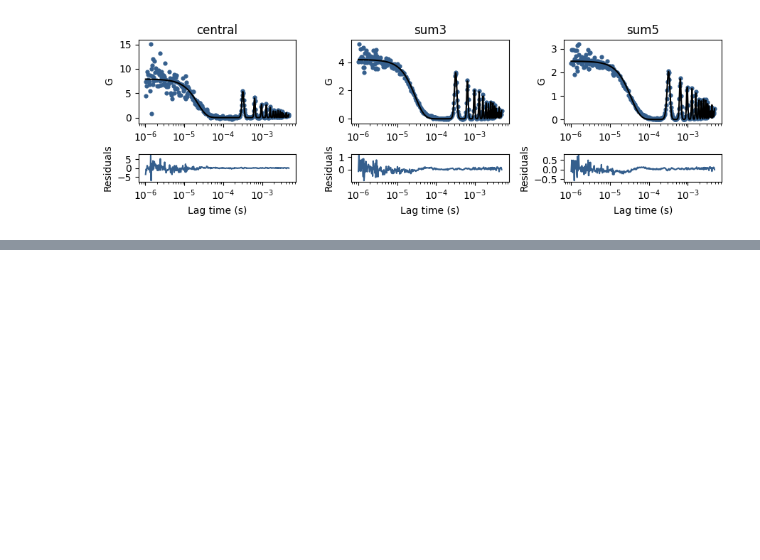
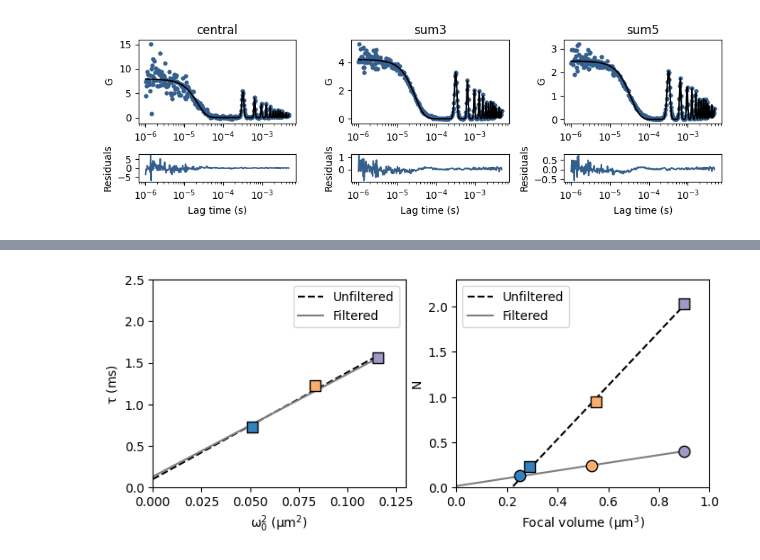
Before and after one commit to VicidominiLab/BrightEyes-FFS, a Jupyter notebook: example_notebooks/03_Example_FLFS.ipynb, the cells around one changed output, grey strips where cells are left out. Cells and saved outputs as stored; diff of their text form; code cells hidden in the pictures; blank space fills up the shorter version.

```diff
--- a/example_notebooks/03_Example_FLFS.ipynb
+++ b/example_notebooks/03_Example_FLFS.ipynb
@@ -182,11 +183,3 @@ Calculating correlation sum5
 Extracting photons
    Filter 1
    Filter 2
-# %%
-fig, ax = plot_corrs_av(G, good_chunks_only=False, return_fig=True, figsize=(8,3))
-titles = ['Unfiltered', 'Fluorescence', 'Background']
-for i in range(3):
-    ax[i].set_xlim([1e-7, 0.1])
-    ax[i].set_ylim([-1, 10])
-    ax[i].legend()
-    ax[i].set_title(titles[i])
@@ -338,0 +243,88 @@ Text(0, 0.5, 'N')
+# %%
+cmap = 'tab20c'
+f, axs = plt.subplots(1, 2, figsize=(8,3))
+
+# -------------------- Diffusion time --------------------
+
+# Unfiltered
+w2 = fitresults[0:3,2]**2
+tauD = 1e3*w2/4/fitresults[0:3,1] # ms
+linfit = np.polyfit(w2, tauD, 1)
+xfit = np.array([0, np.max(w2)])
+yfit = linfit[0] * xfit + linfit[1]
+
+D = 1e3 / 4 / linfit[0]
+
+print('Diffusion coefficient:')
+print(f"D = {D:.2f} um^2/s --> diameter: {1e9*stokes_einstein(1e-12 * D):.2f} nm (unfiltered)")
+
+axs[0].plot(xfit, yfit, '--', color='k', label='Unfiltered', zorder=1)
+for i in range(3):
+    color = color_from_map(i, 0, len(list_of_g_out), cmap)
+    axs[0].scatter(w2[i], tauD[i], marker='s', color=color, edgecolors='k', s=80, zorder=2)
+
+# Filtered
+w2F = fitresults[3:6,2]**2
+tauD_F = 1e3*w2F/4/fitresults[3:6,1] # ms
+linfit = np.polyfit(w2F, tauD_F, 1)
+xfit = np.array([0, np.max(w2F)])
+yfit = linfit[0] * xfit + linfit[1]
+
+D = 1e3 / 4 / linfit[0]
+
+print(f"D = {D:.2f} um^2/s --> diameter: {1e9*stokes_einstein(1e-12 * D):.2f} nm (filtered)")
+
+axs[0].plot(xfit, yfit, '-', color='C7', label='Filtered', zorder=1)
+for i in range(3):
+    color = color_from_map(i, 0, len(list_of_g_out), cmap)
+    axs[0].scatter(w2F[i], fitresults[i+3,1], color=color, s=80, edgecolors='k', zorder=2)
+
+axs[0].axis([0, 0.13, 0, 2.5])
+axs[0].set_xlabel(r'$\omega_0^2$ $(µm^2)$')
+axs[0].set_ylabel(r'$\tau$ (ms)')
+axs[0].legend()
+
+
+# -------------------- N --------------------
+
+# Unfiltered
+
+vol = np.pi**(3/2) * fitresults[0:3,2]**3 * SF
+N = fitresults[0:3,0] * vol
+
+for i in range(3):
+    color = color_from_map(i, 0, len(list_of_g_out), cmap)
+    axs[1].scatter(vol[i], N[i], marker='s', color=color, edgecolors='k', s=80, zorder=2)
+
+linfit = np.polyfit(vol, N, 1)
+xfit = np.array([0, np.max(vol)])
+yfit = linfit[0] * xfit + linfit[1]
+
+c = linfit[0]
+print()
+print('Concentration:')
+print(f"c = {c:.2f} /um^3 (unfiltered, not correct because not passing through origin)")
+
+axs[1].plot(xfit, yfit, '--', color='k', label='Unfiltered', zorder=1)
+
+# filtered
+volF = np.pi**(3/2) * fitresults[3:6,2]**3 * SF
+NF = fitresults[3:6,0] * volF
+for i in range(3):
+    color = color_from_map(i, 0, len(list_of_g_out), cmap)
+    axs[1].scatter(volF[i], NF[i], color=color, s=80, edgecolors='k', zorder=2)
+
+linfit = np.polyfit(volF, NF, 1)
+xfit = np.array([0, np.max(volF)])
+yfit = linfit[0] * xfit + linfit[1]
+
+c = linfit[0]
+print(f"c = {c:.2f} /um^3 (filtered)")
+
+axs[1].plot(xfit, yfit, '-', color='C7', label='Filtered', zorder=1)
+axs[1].legend()
+
+axs[1].axis([0, 1, 0, 2.3])
+axs[1].set_xlabel(r'$Focal$ $volume$ $(µm^3)$')
+axs[1].set_ylabel('N')
+# %% [output]
@@ -338,0 +339 @@ Text(0, 0.5, 'N')
+[figure, added]
```
Also changed, not shown: parts of 6 cells of this notebook, 13 other files.
